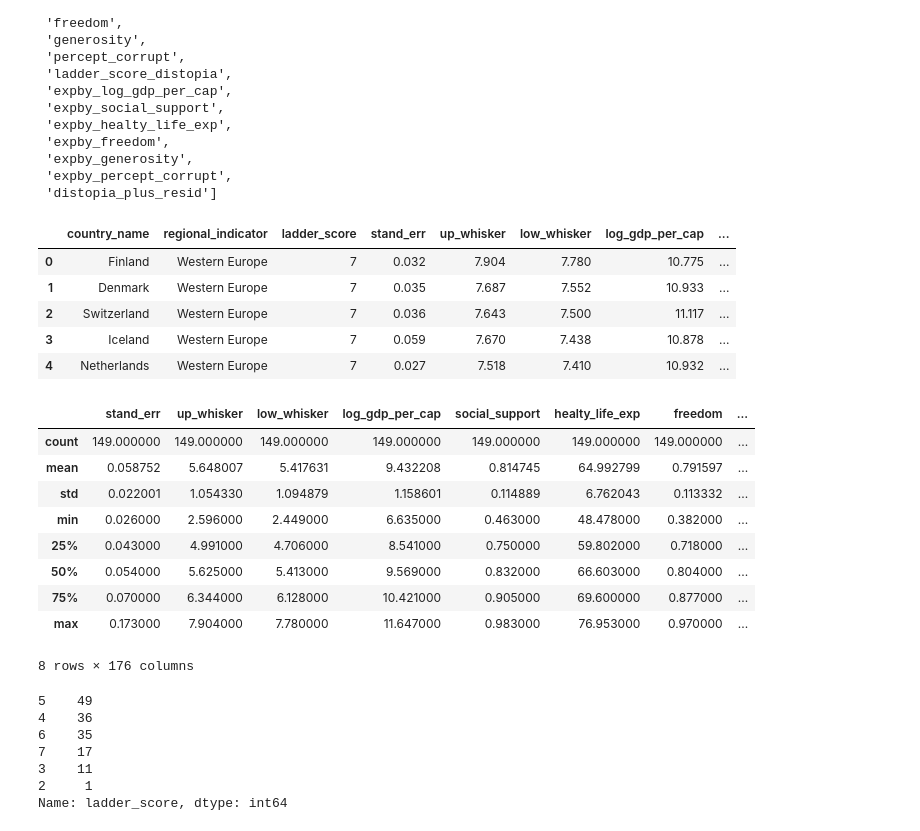
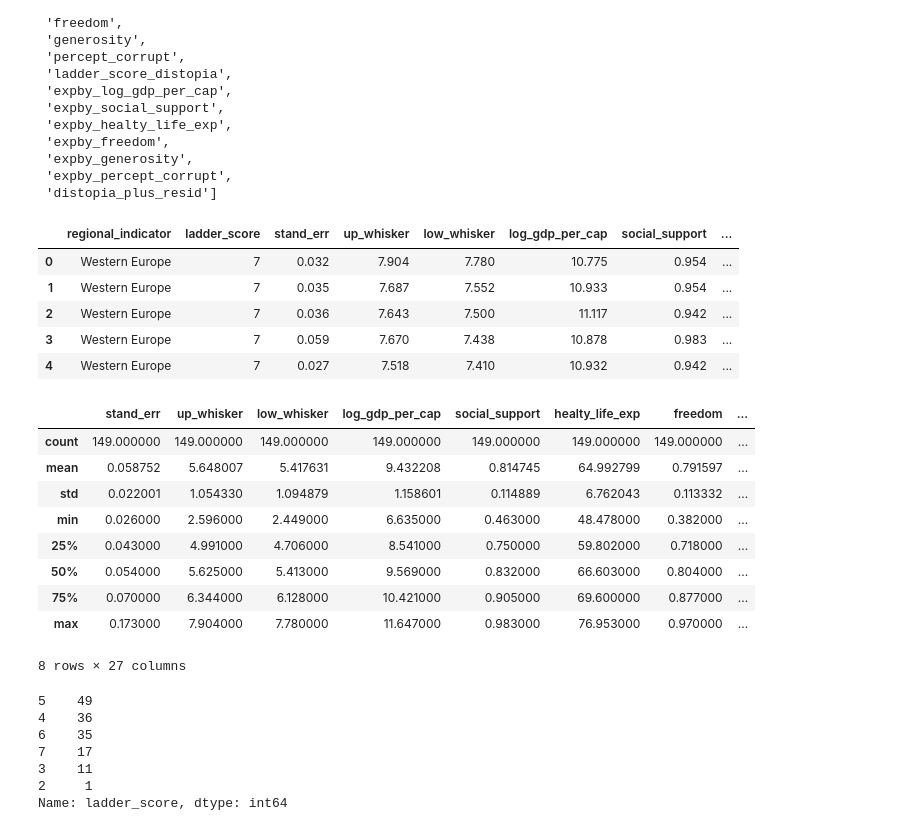
Before and after one commit to gonzalezbrittany/Happiness_Project, a Jupyter notebook: Top_10_Variables_Code.ipynb, the cells around one changed output. Drawn from its saved outputs; the diff is of its cells as text; code cells hidden in the pictures.

```diff
--- a/Top_10_Variables_Code.ipynb
+++ b/Top_10_Variables_Code.ipynb
@@ -70,20 +70,24 @@ target = ["ladder_score"]
 # %%
 # Drop the null columns where all values are null
 df = df.dropna(axis='columns', how='all')
 
 # Drop the null rows
 df = df.dropna()
 
+#Drop columns not needed for analysis
+df = df.drop(columns="country_name")
+
+#Convert integer type for target to non-continuous dtype
 df = df.astype({'ladder_score':'int'})
 
 df.head()
 # %% [output]
-|  | country_name | regional_indicator | ladder_score | stand_err | up_whisker | low_whisker | log_gdp_per_cap | ... |
-| 0 | Finland | Western Europe | 7 | 0.032 | 7.904 | 7.780 | 10.775 | ... |
-| 1 | Denmark | Western Europe | 7 | 0.035 | 7.687 | 7.552 | 10.933 | ... |
-| 2 | Switzerland | Western Europe | 7 | 0.036 | 7.643 | 7.500 | 11.117 | ... |
-| 3 | Iceland | Western Europe | 7 | 0.059 | 7.670 | 7.438 | 10.878 | ... |
-| 4 | Netherlands | Western Europe | 7 | 0.027 | 7.518 | 7.410 | 10.932 | ... |
+|  | regional_indicator | ladder_score | stand_err | up_whisker | low_whisker | log_gdp_per_cap | social_support | ... |
+| 0 | Western Europe | 7 | 0.032 | 7.904 | 7.780 | 10.775 | 0.954 | ... |
+| 1 | Western Europe | 7 | 0.035 | 7.687 | 7.552 | 10.933 | 0.954 | ... |
+| 2 | Western Europe | 7 | 0.036 | 7.643 | 7.500 | 11.117 | 0.942 | ... |
+| 3 | Western Europe | 7 | 0.059 | 7.670 | 7.438 | 10.878 | 0.983 | ... |
+| 4 | Western Europe | 7 | 0.027 | 7.518 | 7.410 | 10.932 | 0.942 | ... |
 # %%
 # Create our features
 X = pd.get_dummies(df.drop(columns="ladder_score"))
@@ -103,7 +107,7 @@ X.describe()
 | 50% | 0.054000 | 5.625000 | 5.413000 | 9.569000 | 0.832000 | 66.603000 | 0.804000 | ... |
 | 75% | 0.070000 | 6.344000 | 6.128000 | 10.421000 | 0.905000 | 69.600000 | 0.877000 | ... |
 | max | 0.173000 | 7.904000 | 7.780000 | 11.647000 | 0.983000 | 76.953000 | 0.970000 | ... |
-8 rows × 176 columns
+8 rows × 27 columns
 # %%
 # Check the balance of our target values
 y.value_counts()
```
Also changed, not shown: parts of 4 cells of this notebook.
